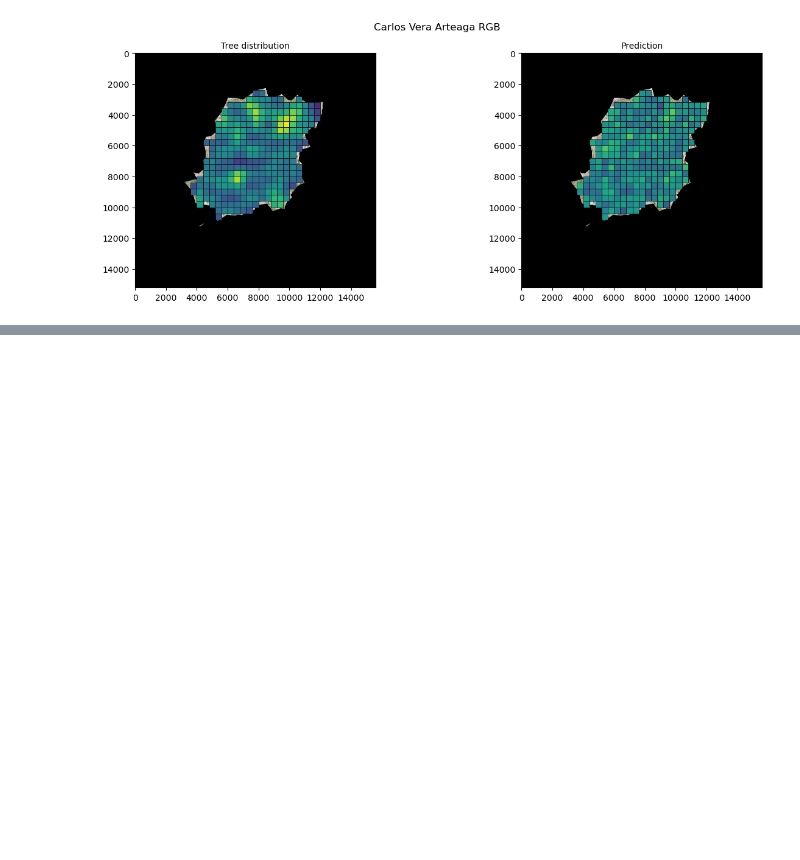
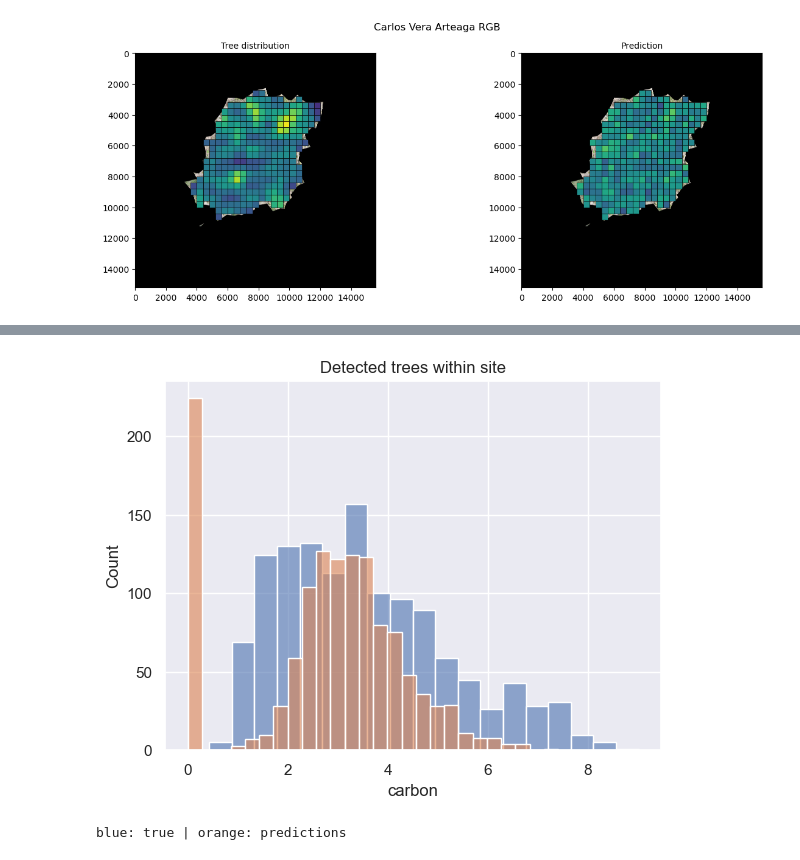
Before and after one commit to TimEngelmann/ai4est, a Jupyter notebook: exploration/patches_exploration.ipynb, the cells around one changed output, grey strips where cells are left out. Saved outputs shown, nothing was run; the diff lists cells and outputs as text; code cells hidden in the pictures; blank space fills up the shorter version.

```diff
--- a/exploration/patches_exploration.ipynb
+++ b/exploration/patches_exploration.ipynb
@@ -237,0 +241,8 @@ plt.show()
+# %%
+benchmark = pd.DataFrame(columns=['site', 'true_value', 'preds'])
+for site in patches.site.unique():
+    predictions = pd.read_csv('../results/benchmark/{}.csv'.format(site), index_col=0)
+    predictions['site'] = site
+    benchmark = pd.concat([benchmark, predictions])
+benchmark = benchmark.rename(columns={'true_value': 'carbon', 'preds': 'predictions'})
+benchmark
@@ -237,0 +285,12 @@ plt.show()
+# %%
+sns.set_theme()
+site = "Detected trees within site" # "Leonor Aspiazu RGB"
+benchmark_site = benchmark[benchmark.site == site]
+sns.histplot(data=benchmark, x="carbon", alpha=0.6)
+sns.histplot(data=benchmark, x="predictions", alpha=0.6)
+plt.title(site)
+plt.show()
+print("blue: true | orange: predictions")
+# %% [output]
+[figure, added]
+blue: true | orange: predictions
```
Also changed, not shown: parts of 6 cells of this notebook, 1 other file.
